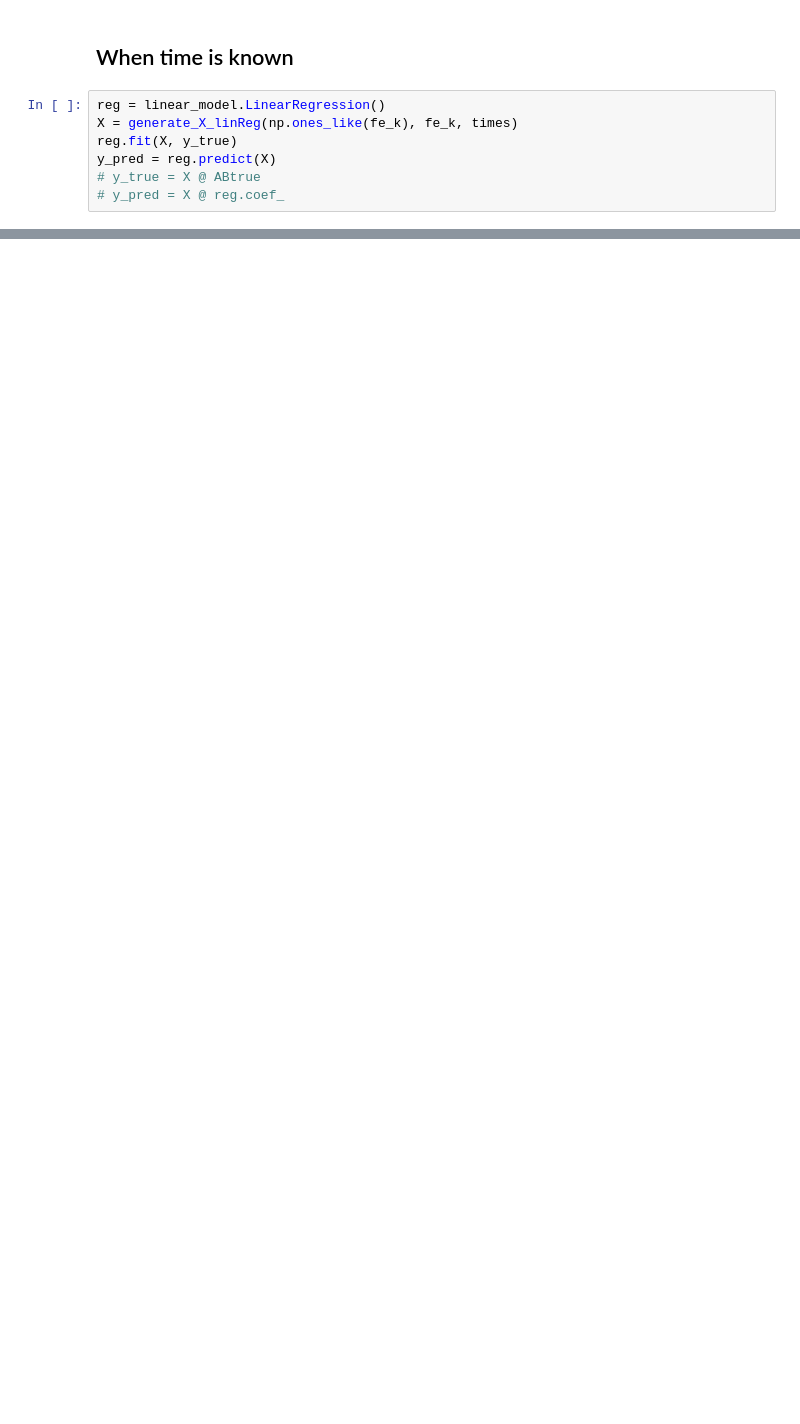
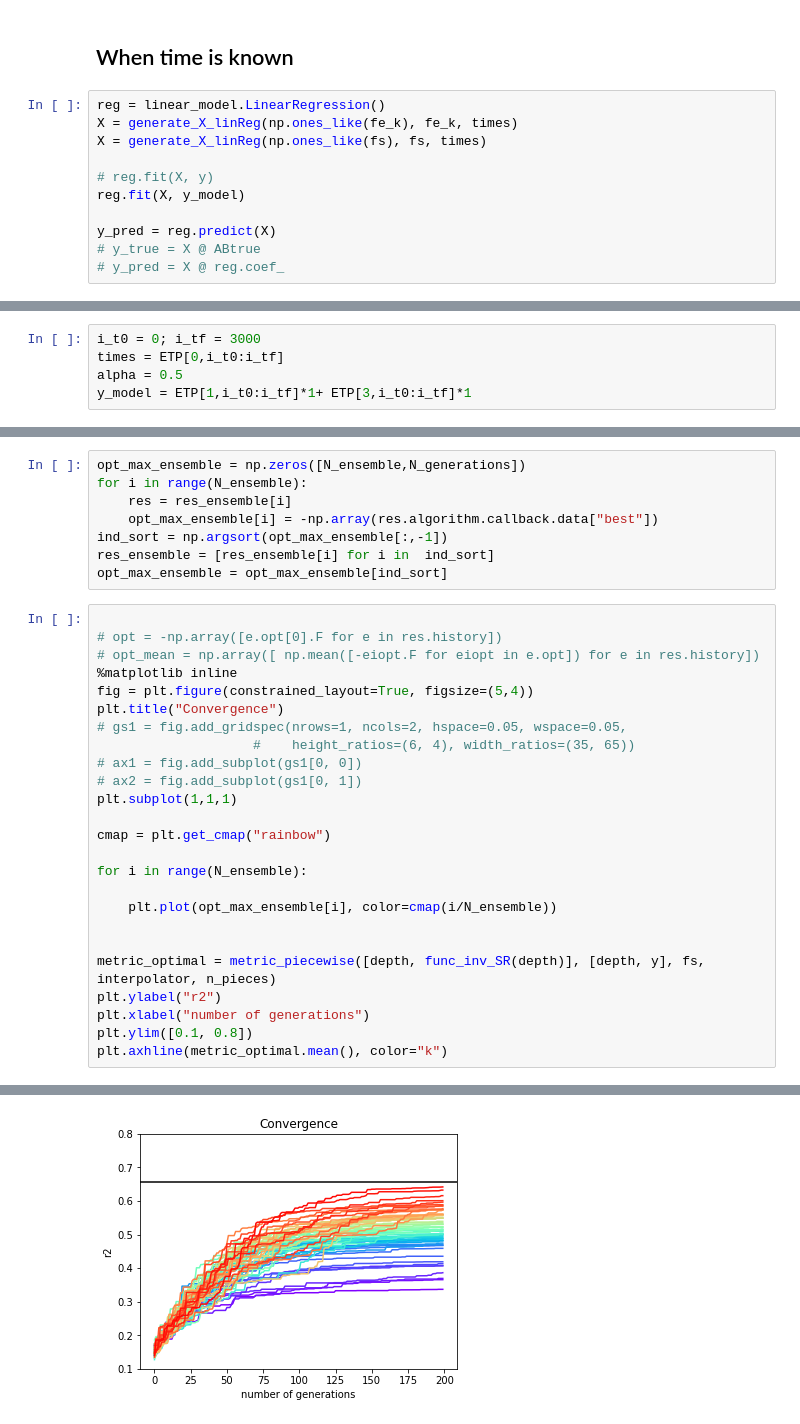
Before and after one commit to hhnam96/AstroGeo, a Jupyter notebook: ETP.ipynb, the cells around one changed output, grey strips where cells are left out. Saved outputs shown, nothing was run; the diff lists cells and outputs as text; blank space fills up the shorter version.

```diff
--- a/ETP.ipynb
+++ b/ETP.ipynb
@@ -137,7 +174,11 @@ array([0.01551054, 0.06618638])
 # %%
 reg = linear_model.LinearRegression()
 X = generate_X_linReg(np.ones_like(fe_k), fe_k, times)
-reg.fit(X, y_true)
+X = generate_X_linReg(np.ones_like(fs), fs, times)
+
+# reg.fit(X, y)
+reg.fit(X, y_model)
+
 y_pred = reg.predict(X)
 # y_true = X @ ABtrue
 # y_pred = X @ reg.coef_
@@ -153,0 +248,5 @@ print(r2_score(y_true, y_pred), r2_score(y, y_pred))
+# %%
+i_t0 = 0; i_tf = 3000
+times = ETP[0,i_t0:i_tf]
+alpha = 0.5
+y_model = ETP[1,i_t0:i_tf]*1+ ETP[3,i_t0:i_tf]*1
@@ -153,0 +551,34 @@ print(r2_score(y_true, y_pred), r2_score(y, y_pred))
+# %%
+opt_max_ensemble = np.zeros([N_ensemble,N_generations])
+for i in range(N_ensemble):
+    res = res_ensemble[i]
+    opt_max_ensemble[i] = -np.array(res.algorithm.callback.data["best"])
+ind_sort = np.argsort(opt_max_ensemble[:,-1])
+res_ensemble = [res_ensemble[i] for i in  ind_sort]
+opt_max_ensemble = opt_max_ensemble[ind_sort]
+# %%
+
+# opt = -np.array([e.opt[0].F for e in res.history])
+# opt_mean = np.array([ np.mean([-eiopt.F for eiopt in e.opt]) for e in res.history])
+%matplotlib inline
+fig = plt.figure(constrained_layout=True, figsize=(5,4))
+plt.title("Convergence")
+# gs1 = fig.add_gridspec(nrows=1, ncols=2, hspace=0.05, wspace=0.05,
+                    #    height_ratios=(6, 4), width_ratios=(35, 65))
+# ax1 = fig.add_subplot(gs1[0, 0])
+# ax2 = fig.add_subplot(gs1[0, 1])
+plt.subplot(1,1,1)
+
+cmap = plt.get_cmap("rainbow")
+
+for i in range(N_ensemble):
+
+    plt.plot(opt_max_ensemble[i], color=cmap(i/N_ensemble))
+
+
+metric_optimal = metric_piecewise([depth, func_inv_SR(depth)], [depth, y], fs, interpolator, n_pieces)
+plt.ylabel("r2")
+plt.xlabel("number of generations")
+plt.ylim([0.1, 0.8])
+plt.axhline(metric_optimal.mean(), color="k")
+# %% [output]
@@ -153,0 +586 @@ print(r2_score(y_true, y_pred), r2_score(y, y_pred))
+[figure, added]
```
Also changed, not shown: parts of 51 cells of this notebook, 7 other files.
